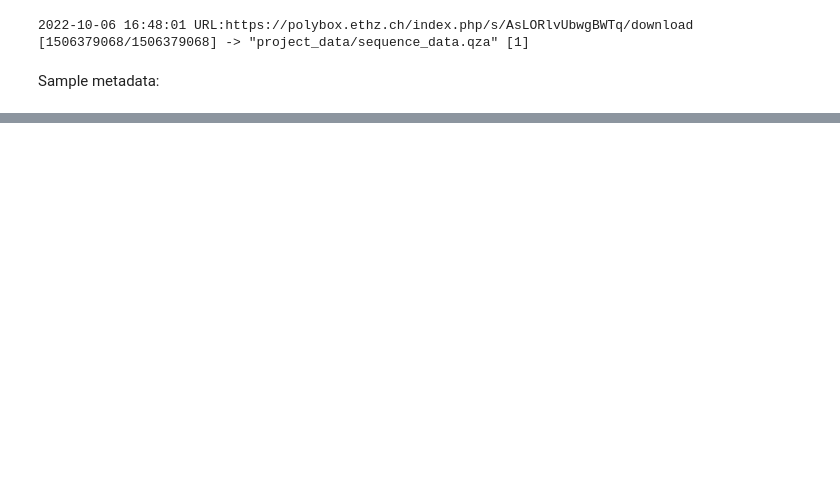
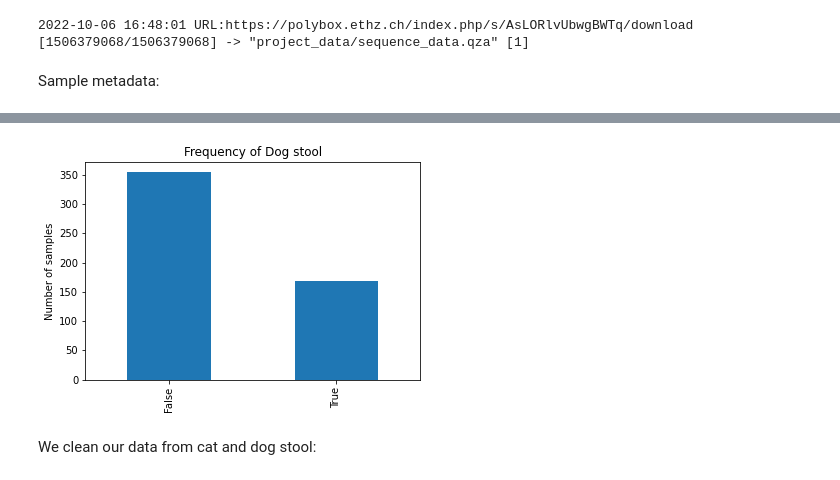
Before and after one commit to dhasanova99/HealthyFood, a Jupyter notebook: JupyterDocs/FirstLook.ipynb, the cells around one changed output, grey strips where cells are left out. Cells and saved outputs as stored; diff of their text form; code cells hidden in the pictures; blank space fills up the shorter version.

```diff
--- a/JupyterDocs/FirstLook.ipynb
+++ b/JupyterDocs/FirstLook.ipynb
@@ -37,0 +107,9 @@ Sample metadata:
+# %%
+df_meta['GEN_dog'].value_counts().plot(kind='bar')
+plt.ylabel('Number of samples')
+plt.title('Frequency of Dog stool')
+plt.show()
+# %% [output]
+[figure, added]
+# %% [markdown]
+We clean our data from cat and dog stool:
```
Also changed, not shown: parts of 21 cells of this notebook.
